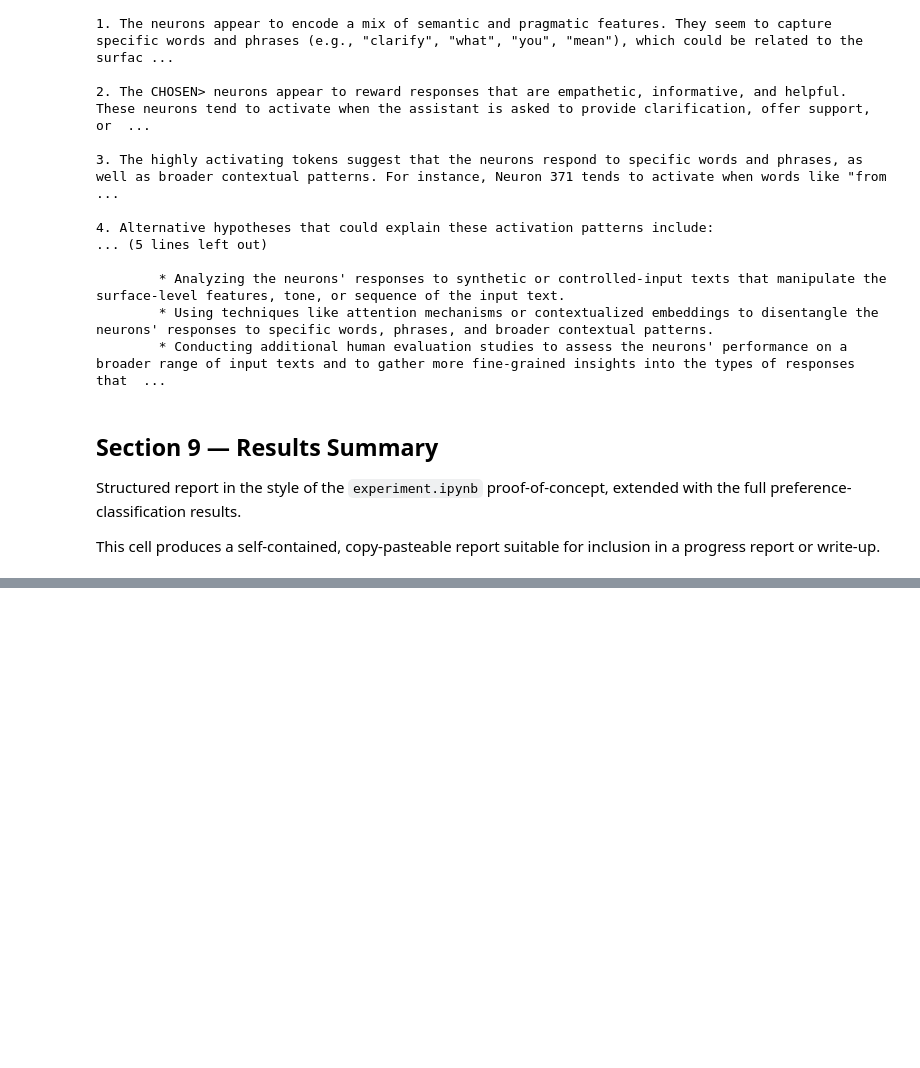
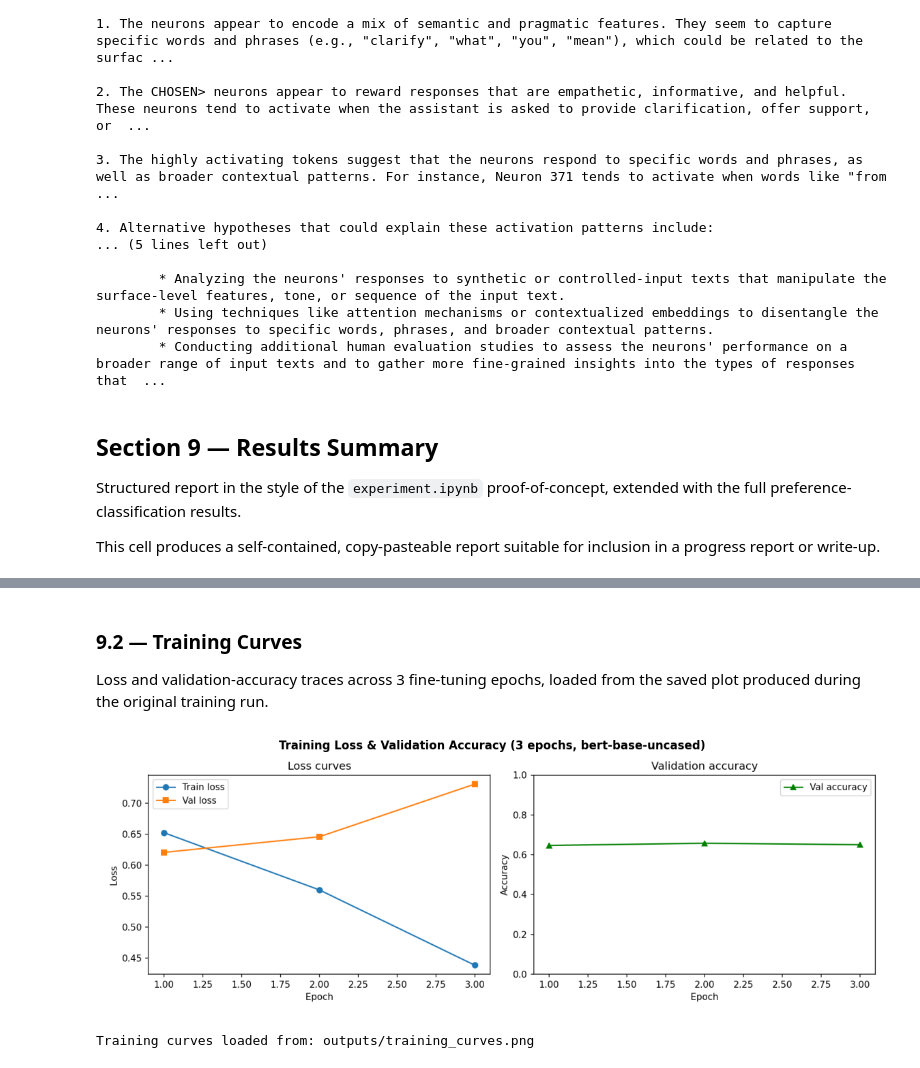
Before and after one commit to atjon/BERTSigmoidsLlama, a Jupyter notebook: analysis.ipynb, the cells around one changed output, grey strips where cells are left out. Saved outputs shown, nothing was run; the diff lists cells and outputs as text; code cells hidden in the pictures; blank space fills up the shorter version.

```diff
--- a/analysis.ipynb
+++ b/analysis.ipynb
@@ -690,0 +772,28 @@ SECTION 1 — DATASET
+# %% [markdown]
+### 9.2 — Training Curves
+
+Loss and validation-accuracy traces across 3 fine-tuning epochs,
+loaded from the saved plot produced during the original training run.
+# %%
+import os
+import matplotlib.pyplot as plt
+import matplotlib.image as mpimg
+
+curves_path = "outputs/training_curves.png"
+if os.path.exists(curves_path):
+    img = mpimg.imread(curves_path)
+    fig, ax = plt.subplots(figsize=(12, 4))
+    ax.imshow(img)
+    ax.axis("off")
+    ax.set_title(
+        "Training Loss & Validation Accuracy (3 epochs, bert-base-uncased)",
+        fontsize=12, fontweight="bold",
+    )
+    plt.tight_layout(pad=0.3)
+    plt.show()
+    print(f"Training curves loaded from: {curves_path}")
+else:
+    print("Training curves image not found — re-run training to generate it.")
+# %% [output]
+[figure, added]
+Training curves loaded from: outputs/training_curves.png
```
Also changed, not shown: parts of 5 cells of this notebook, 4 other files.
